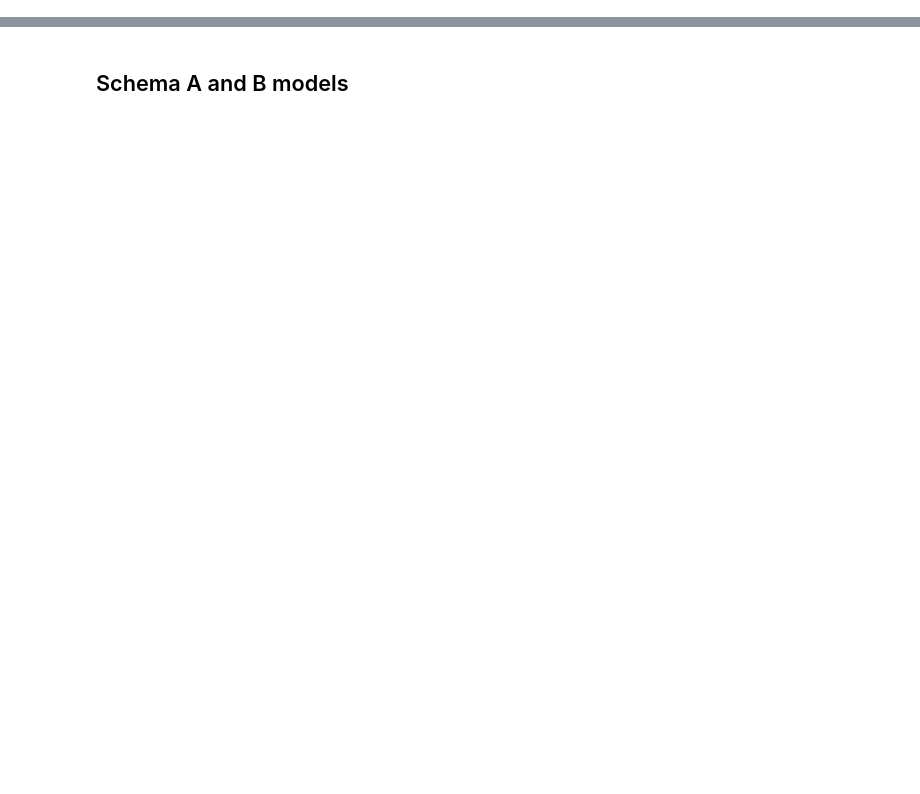
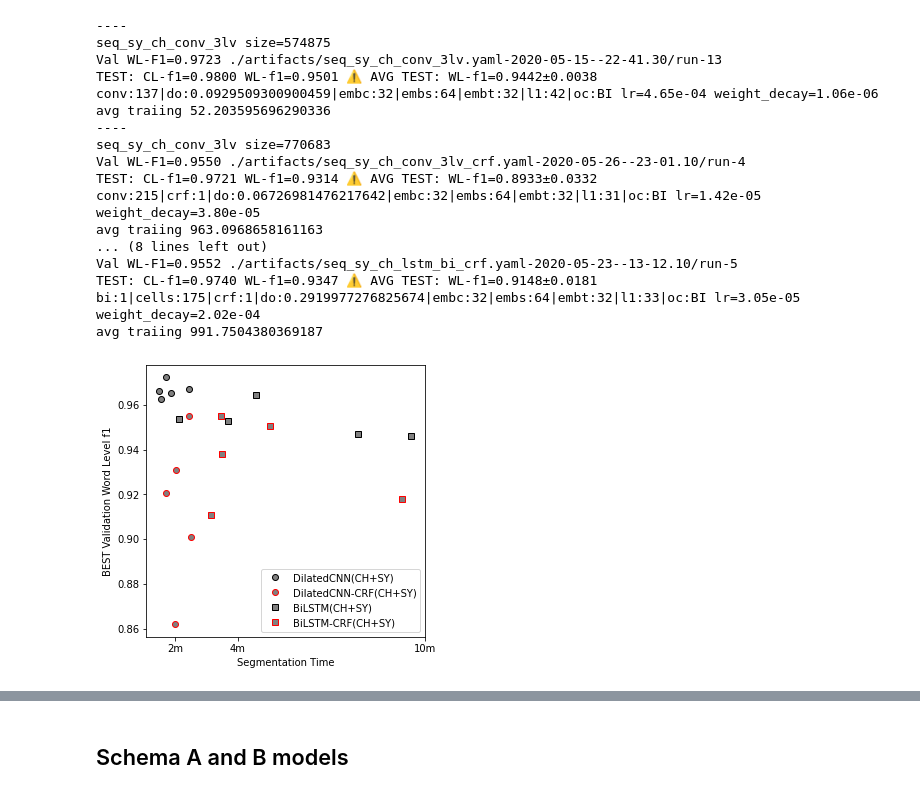
Before and after one commit to p16i/Syllable-based-Neural-Thai-Word-Segmentation, a Jupyter notebook: notebooks/viz-plot-hyperopt-results.ipynb, the cells around one changed output, grey strips where cells are left out. Cells and saved outputs as stored; diff of their text form; code cells hidden in the pictures; blank space fills up the shorter version.

```diff
--- a/notebooks/viz-plot-hyperopt-results.ipynb
+++ b/notebooks/viz-plot-hyperopt-results.ipynb
@@ -119,0 +156,26 @@ avg traiing 39.46633721272151
+# %%
+plot_hyperopt([
+    "DilatedCNN(CH+SY)",
+    "DilatedCNN-CRF(CH+SY)",
+    "BiLSTM(CH+SY)",
+    "BiLSTM-CRF(CH+SY)",
+], n=5)
+# %% [output]
+----
+seq_sy_ch_conv_3lv size=574875
+Val WL-F1=0.9723 ./artifacts/seq_sy_ch_conv_3lv.yaml-2020-05-15--22-41.30/run-13
+TEST: CL-f1=0.9800 WL-f1=0.9501 ⚠️ AVG TEST: WL-f1=0.9442±0.0038
+conv:137|do:0.0929509300900459|embc:32|embs:64|embt:32|l1:42|oc:BI lr=4.65e-04 weight_decay=1.06e-06
+avg traiing 52.203595696290336
+----
+seq_sy_ch_conv_3lv size=770683
+Val WL-F1=0.9550 ./artifacts/seq_sy_ch_conv_3lv_crf.yaml-2020-05-26--23-01.10/run-4
+TEST: CL-f1=0.9721 WL-f1=0.9314 ⚠️ AVG TEST: WL-f1=0.8933±0.0332
+conv:215|crf:1|do:0.06726981476217642|embc:32|embs:64|embt:32|l1:31|oc:BI lr=1.42e-05 weight_decay=3.80e-05
+avg traiing 963.0968658161163
+... (8 lines left out)
+Val WL-F1=0.9552 ./artifacts/seq_sy_ch_lstm_bi_crf.yaml-2020-05-23--13-12.10/run-5
+TEST: CL-f1=0.9740 WL-f1=0.9347 ⚠️ AVG TEST: WL-f1=0.9148±0.0181
+bi:1|cells:175|crf:1|do:0.2919977276825674|embc:32|embs:64|embt:32|l1:33|oc:BI lr=3.05e-05 weight_decay=2.02e-04
+avg traiing 991.7504380369187
+[figure, added]
```
Also changed, not shown: parts of 9 cells of this notebook, 1 other file.
